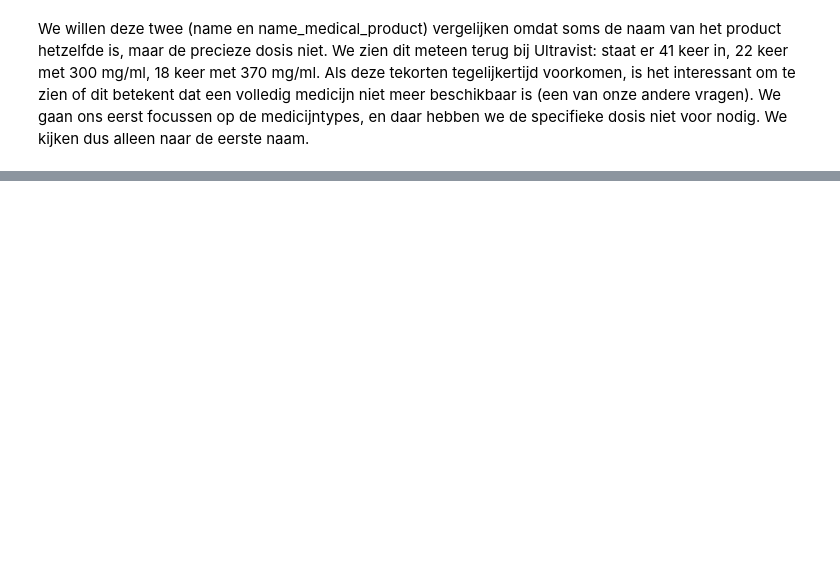
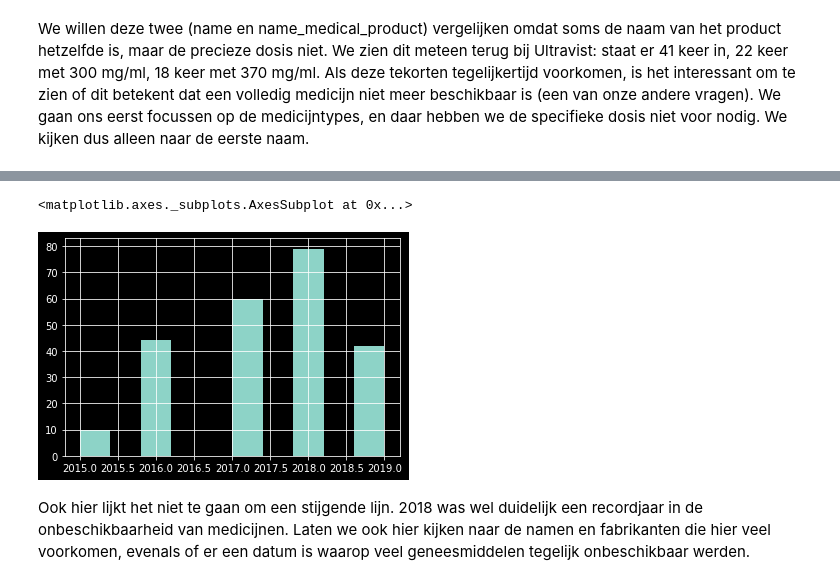
Before and after one commit to ducoquelicot/old_vrtnwsdata, a Jupyter notebook: zorg/exploration.ipynb, the cells around one changed output, grey strips where cells are left out. Saved outputs shown, nothing was run; the diff lists cells and outputs as text; code cells hidden in the pictures; blank space fills up the shorter version.

```diff
--- a/zorg/exploration.ipynb
+++ b/zorg/exploration.ipynb
@@ -1383,0 +1645,7 @@ supply.name.value_counts().reset_index().rename(columns={'index':'name', 'name':
+# %%
+supply_merged[supply_merged.type == 'anticonceptie'].start_year.hist()
+# %% [output]
+<matplotlib.axes._subplots.AxesSubplot at 0x...>
+[figure, added]
+# %% [markdown]
+Ook hier lijkt het niet te gaan om een stijgende lijn. 2018 was wel duidelijk een recordjaar in de onbeschikbaarheid van medicijnen. Laten we ook hier kijken naar de namen en fabrikanten die hier veel voorkomen, evenals of er een datum is waarop veel geneesmiddelen tegelijk onbeschikbaar werden.
```
Also changed, not shown: parts of 121 cells of this notebook, 5 other files.
